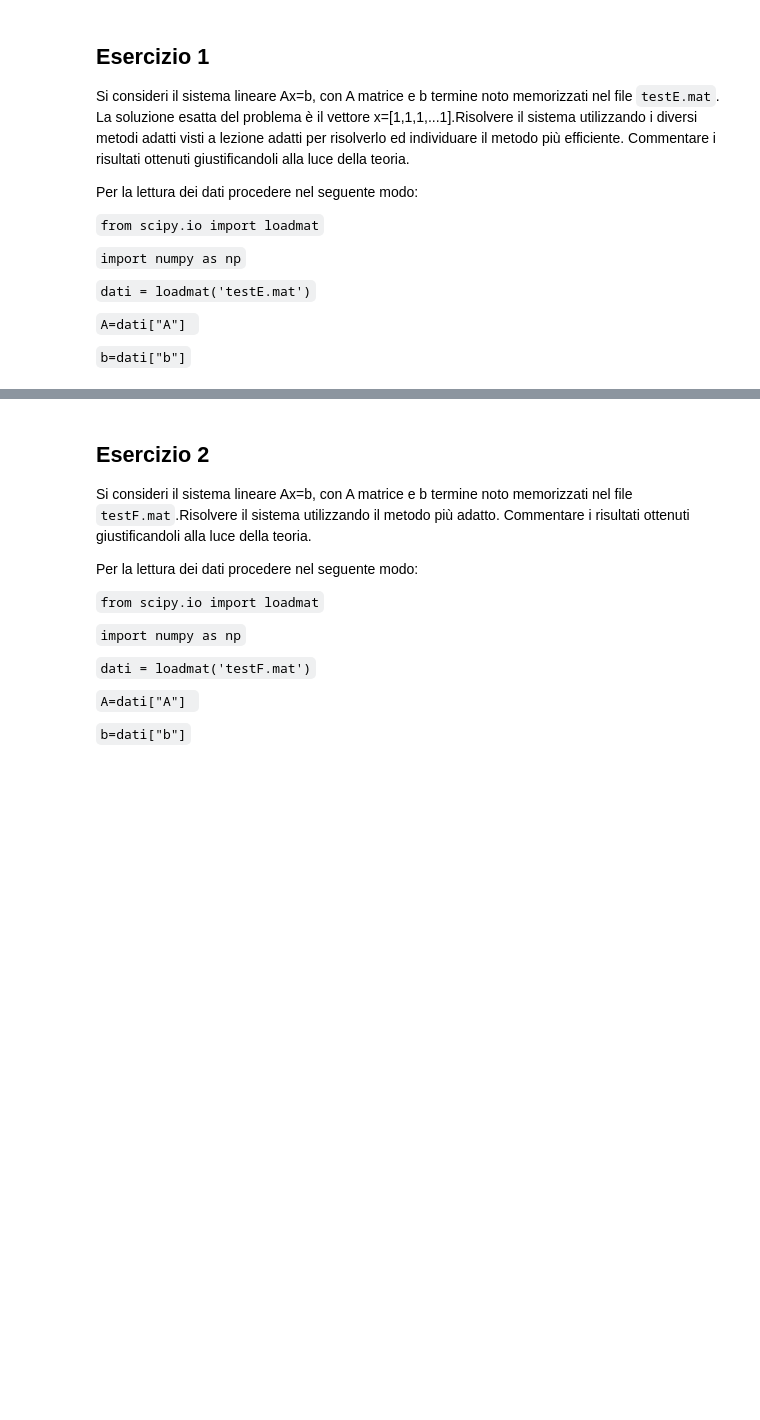
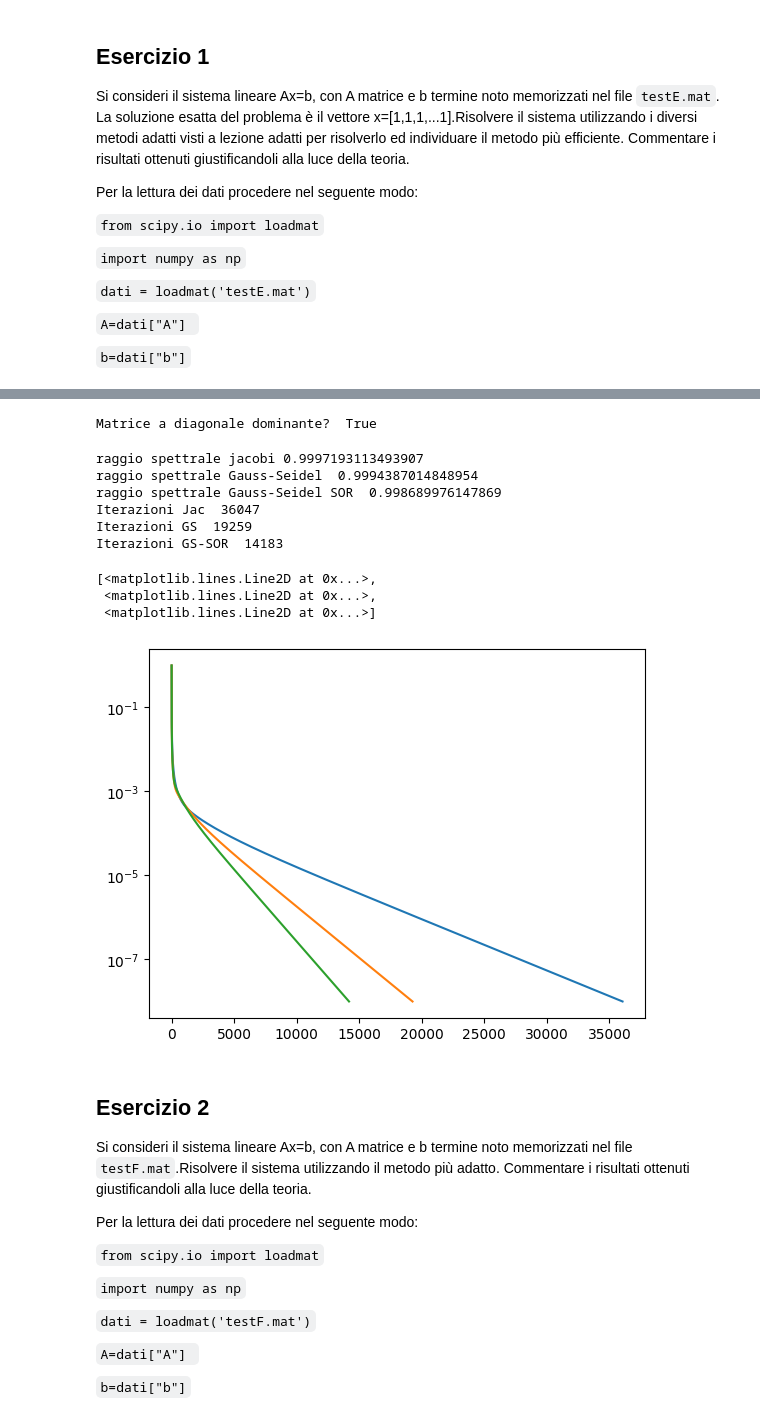
Before and after one commit to AndrewGagliottiUnibo/IoT-Project-network-, a Jupyter notebook: MetodiLab/Extra/Simulazioni/04/Potenziamento1Giugno.ipynb, the cells around one changed output, grey strips where cells are left out. Cells and saved outputs as stored; diff of their text form; code cells hidden in the pictures; blank space fills up the shorter version.

```diff
--- a/MetodiLab/Extra/Simulazioni/04/Potenziamento1Giugno.ipynb
+++ b/MetodiLab/Extra/Simulazioni/04/Potenziamento1Giugno.ipynb
@@ -153,0 +64,5 @@ matrice sovradeterminata
+# %%
+dd=verifica_dd(A)
+print("Matrice a diagonale dominante? ",dd)
+# %% [output]
+Matrice a diagonale dominante?  True
@@ -154,3 +115,57 @@ matrice sovradeterminata
+# %%
+def gauss_seidel_sor(A,b,x0,toll,it_max,omega):
+    errore=1000
+    d=np.diag(A)
+    D=np.diag(d)
+    Dinv=np.diag(1/d)
+    E=np.tril(A,-1)
+    F=np.triu(A,1)
+    Momega=D+omega*E
+    Nomega=(1-omega)*D-omega*F
+    T=np.dot(np.linalg.inv(Momega),Nomega)
+    autovalori=np.linalg.eigvals(T)
+    raggiospettrale=np.max(np.abs(autovalori))
+    print("raggio spettrale Gauss-Seidel SOR ", raggiospettrale)
+
+    M=D+E
+    N=-F
+    it=0
+    xold=x0.copy()
+    xnew=x0.copy()
+    er_vet=[]
+    while it<=it_max and errore>=toll:
+        temp=b-np.dot(F,xold)
+        xtilde,flag=RS.Lsolve(M,temp)
+        xnew=(1-omega)*xold+omega*xtilde
+        errore=np.linalg.norm(xnew-xold)/np.linalg.norm(xnew)
+        er_vet.append(errore)
+        xold=xnew.copy()
+        it=it+1
+    return xnew,it,er_vet
+# %%
+x0=np.zeros(A.shape[0]).reshape(n,1)
+toll=1e-8
+it_max=100000
+omega=1.4  #valore per cui si ha il numero minimo di iterazioni.
+solJac,itJac,err_vetJac=jacobi(A,b,x0,toll,it_max)
+solGS,itGS,err_vetGS=gauss_seidel(A,b,x0,toll,it_max)
+solGSor,itGSor,err_vetGSor=gauss_seidel_sor(A,b,x0,toll,it_max,omega)
+print("Iterazioni Jac ",itJac)
+print("Iterazioni GS ",itGS)
+print("Iterazioni GS-SOR ",itGSor)
+
+plt.semilogy(np.arange(itJac),err_vetJac,np.arange(itGS),err_vetGS,np.arange(itGSor),err_vetGSor)
+# %% [output]
+raggio spettrale jacobi 0.9997193113493907
+raggio spettrale Gauss-Seidel  0.9994387014848954
+raggio spettrale Gauss-Seidel SOR  0.998689976147869
+Iterazioni Jac  36047
+Iterazioni GS  19259
+Iterazioni GS-SOR  14183
+[<matplotlib.lines.Line2D at 0x...>,
+ <matplotlib.lines.Line2D at 0x...>,
+ <matplotlib.lines.Line2D at 0x...>]
+[figure, added]
 # %% [markdown]
 ## Esercizio 2
 Si consideri il sistema lineare Ax=b, con A matrice e b termine noto memorizzati nel file ``testF.mat``.Risolvere il sistema utilizzando il metodo più adatto. Commentare i risultati ottenuti  giustificandoli alla luce della teoria.
```
Also changed, not shown: parts of 38 cells of this notebook, 1 other file.
